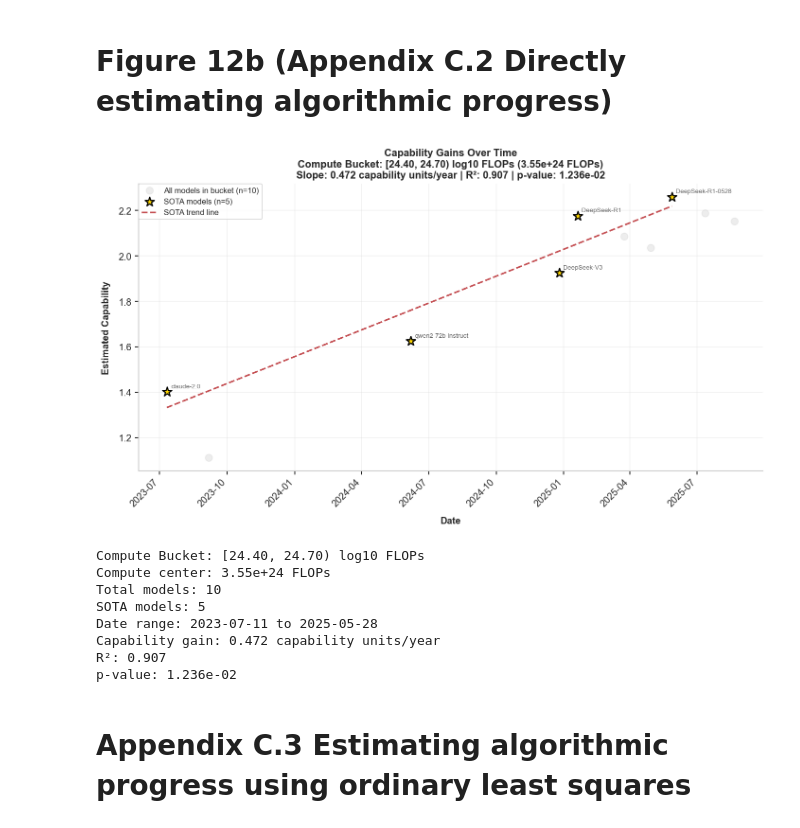
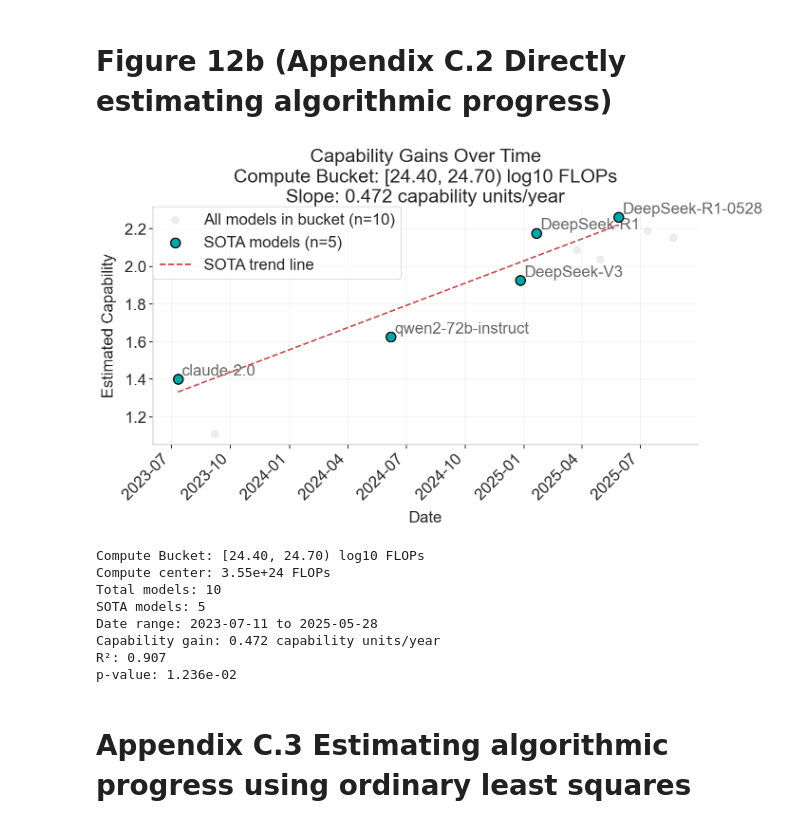
Before and after one commit to epoch-research/benchmark-stitching, a Jupyter notebook: analysis/algorithmic_progress_new.ipynb, the cells around one changed output. Drawn from its saved outputs; the diff is of its cells as text; code cells hidden in the pictures.

```diff
--- a/analysis/algorithmic_progress_new.ipynb
+++ b/analysis/algorithmic_progress_new.ipynb
@@ -538,7 +546,7 @@ Algorithmic Progress Interpretation:
 # ============================================================================
 
 # Configuration
-k_sens_selection_mode = 'b_frontier'      # 'all_models' | 'capability_frontier' | 'b_frontier'
+k_sens_selection_mode = 'capability_frontier'      # 'all_models' | 'capability_frontier' | 'b_frontier'
 k_sens_frontier_grouping = 'year'         # 'year' | 'month' | 'date' (for per-group mode)
 k_sens_frontier_mode = 'record'           # 'record' (running record-high) | 'per_group' (top-N per period)
 k_sens_n_top = 1                          # N for per_group selection
@@ -1997,7 +2005,7 @@ else:
         ax.scatter(
             sota_models['date'],
             sota_models['compute'],
-            s=150, c='gold', marker='*',
+            s=150, marker='o',
             edgecolors='black', linewidth=1.5,
             label='Models at frontier of algorithmic quality',
             zorder=10,
@@ -2009,7 +2017,7 @@ else:
                 xy=(row['date'], row['compute']),
                 xytext=(5, 5),
                 textcoords='offset points',
-                fontsize=8, alpha=0.7,
+                fontsize=20, alpha=0.7,
             )
 
         date_range = pd.date_range(sota_models['date'].min(), sota_models['date'].max(), periods=100)
@@ -2020,8 +2028,8 @@ else:
         fit_line = np.power(10, fit_line_log10)
         ax.plot(date_range, fit_line, 'r--', linewidth=2, zorder=5)
 
-        ax.set_xlabel('Date', fontsize=16)
-        ax.set_ylabel('Compute [FLOPs]', fontsize=16)
+        ax.set_xlabel('Date', fontsize=20)
+        ax.set_ylabel('Compute [FLOPs]', fontsize=20)
         ax.set_yscale('log')
 
         bucket_center = (selected_bucket_lower + selected_bucket_upper) / 2
@@ -2029,13 +2037,14 @@ else:
             f'Compute Reduction Over Time\n'
             f'Capability Bucket: [{selected_bucket_lower:.2f}, {selected_bucket_upper:.2f}) (center: {bucket_center:.2f})\n'
             f'Slope: {slope:.3f} OOMs/year',
-            fontsize=20,
+            fontsize=24,
         )
         ax.grid(True, alpha=0.3)
-        ax.legend(loc='best', fontsize=10)
+        ax.legend(loc='best', fontsize=20)
 
         # Rotate x-axis labels for better readability
         plt.xticks(rotation=45, ha='right')
+        ax.tick_params(axis='both', labelsize=20)
 
         plt.tight_layout()
         plt.savefig(f'outputs/algorithmic_progress/compute_reduction_fixed_capability.pdf', dpi=300)
@@ -2296,7 +2305,7 @@ else:
         # Plot SOTA models
         ax.scatter(sota_models['date'],
                   sota_models['estimated_capability'],
-                  s=150, c='gold', marker='*',
+                  s=150, marker='o',
                   edgecolors='black', linewidth=1.5,
                   label=f'SOTA models (n={len(sota_models)})',
                   zorder=10)
@@ -2307,7 +2316,7 @@ else:
             ax.annotate(model_name,
                        xy=(row['date'], row['estimated_capability']),
                        xytext=(5, 5), textcoords='offset points',
-                       fontsize=8, alpha=0.7)
+                       fontsize=20, alpha=0.7)
 
         # Plot regression line
         date_range = pd.date_range(sota_models['date'].min(), sota_models['date'].max(), periods=100)
@@ -2315,40 +2324,41 @@ else:
         fit_line = intercept + slope * date_range_numeric
         ax.plot(date_range, fit_line, 'r--', linewidth=2,
                label=f'SOTA trend line', zorder=5)
 
         # Formatting
-        ax.set_xlabel('Date', fontsize=12, fontweight='bold')
-        ax.set_ylabel('Estimated Capability', fontsize=12, fontweight='bold')
+        ax.set_xlabel('Date', fontsize=20)
+        ax.set_ylabel('Estimated Capability', fontsize=20)
 
         bucket_center_log10 = (selected_compute_lower_log10 + selected_compute_upper_log10) / 2
         bucket_center_flops = 10**bucket_center_log10
         ax.set_title(
             f'Capability Gains Over Time\n'
-            f'Compute Bucket: [{selected_compute_lower_log10:.2f}, {selected_compute_upper_log10:.2f}) log10 FLOPs ({bucket_center_flops:.2e} FLOPs)\n'
-            f'Slope: {slope:.3f} capability units/year | R²: {r_value**2:.3f} | p-value: {p_value:.3e}',
-            fontsize=13, fontweight='bold'
+            f'Compute Bucket: [{selected_compute_lower_log10:.2f}, {selected_compute_upper_log10:.2f}) log10 FLOPs\n'
+            f'Slope: {slope:.3f} capability units/year',
+            fontsize=24
         )
         ax.grid(True, alpha=0.3)
-        ax.legend(loc='best', fontsize=10)
+        ax.legend(loc='best', fontsize=20)
 
         # Rotate x-axis labels for better readability
         plt.xticks(rotation=45, ha='right')
+        ax.tick_params(axis='both', labelsize=20)
 
         plt.tight_layout()
         plt.savefig(f'outputs/algorithmic_progress/capability_gain_fixed_compute.pdf', dpi=300)
         plt.savefig(f'outputs/algorithmic_progress/capability_gain_fixed_compute.svg', format="svg")
         plt.show()
 
         print(f"\nCompute Bucket: [{selected_compute_lower_log10:.2f}, {selected_compute_upper_log10:.2f}) log10 FLOPs")
         print(f"Compute center: {bucket_center_flops:.2e} FLOPs")
         print(f"Total models: {len(in_bucket)}")
         print(f"SOTA models: {len(sota_models)}")
         print(f"Date range: {sota_models['date'].min().strftime('%Y-%m-%d')} to {sota_models['date'].max().strftime('%Y-%m-%d')}")
         print(f"Capability gain: {slope:.3f} capability units/year")
         print(f"R²: {r_value**2:.3f}")
         print(f"p-value: {p_value:.3e}")
 # %% [output]
-[figure, old version]
+[figure, new version]
 Compute Bucket: [24.40, 24.70) log10 FLOPs
 Compute center: 3.55e+24 FLOPs
 Total models: 10
```
Also changed, not shown: parts of 5 cells of this notebook, 4 other files.
